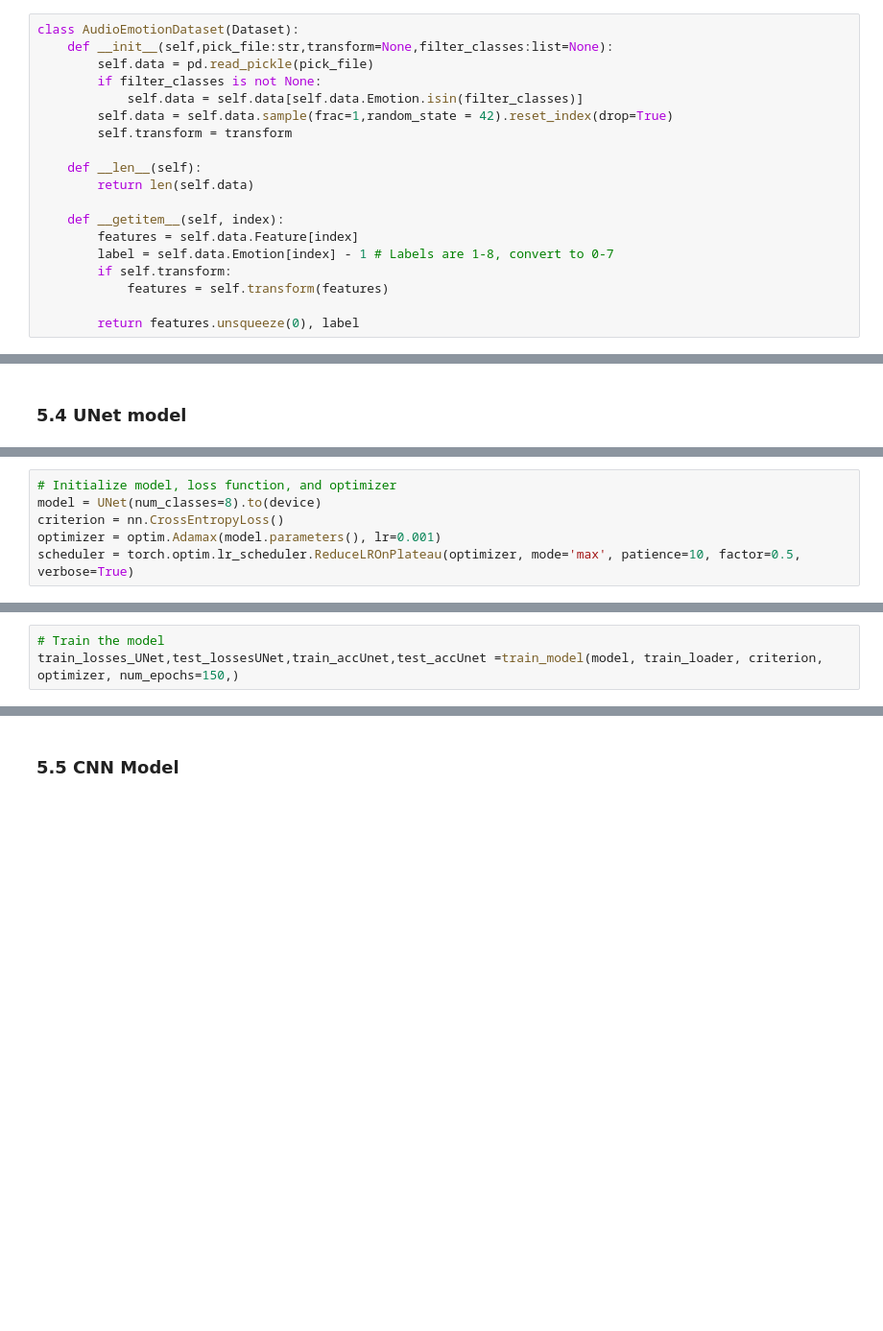
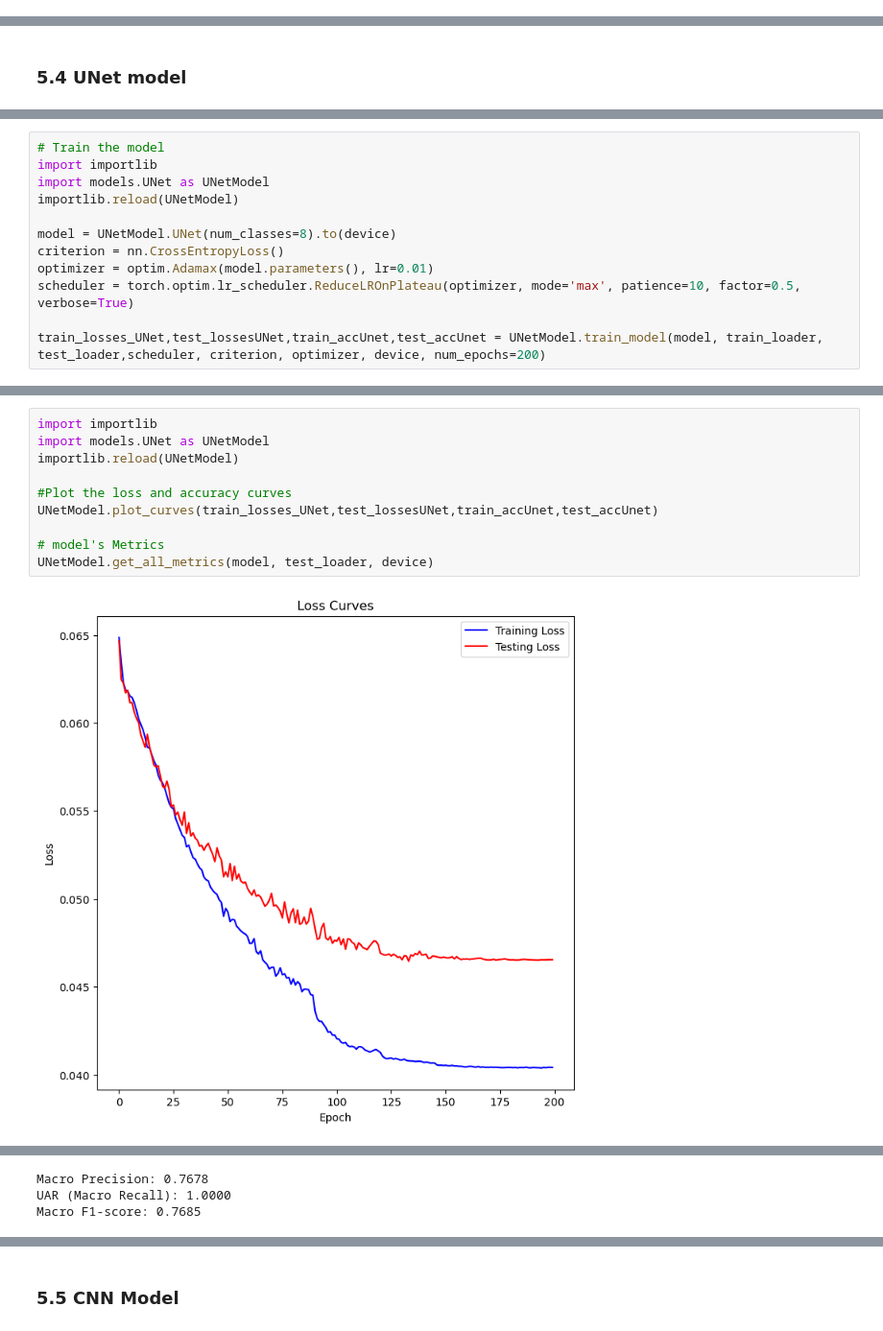
Before and after one commit to EmadBahreini/Audio-Emotion-Recognition, a Jupyter notebook: main.ipynb, the cells around one changed output, grey strips where cells are left out. Shown at 96% size. Saved outputs shown, nothing was run; the diff lists cells and outputs as text; blank space fills up the shorter version.

Commit message:
[ADD] final models and docs

```diff
--- a/main.ipynb
+++ b/main.ipynb
@@ -664,25 +661,6 @@ mps
 ### 5.1 Custom Dataset
 # %% [markdown]
 #### 5.1.1 Dataset class
-# %%
-class AudioEmotionDataset(Dataset):
-    def __init__(self,pick_file:str,transform=None,filter_classes:list=None):
-        self.data = pd.read_pickle(pick_file)
-        if filter_classes is not None:
-            self.data = self.data[self.data.Emotion.isin(filter_classes)]
-        self.data = self.data.sample(frac=1,random_state = 42).reset_index(drop=True)
-        self.transform = transform
-
-    def __len__(self):
-        return len(self.data)
-
-    def __getitem__(self, index):
-        features = self.data.Feature[index]
-        label = self.data.Emotion[index] - 1 # Labels are 1-8, convert to 0-7
-        if self.transform:
-            features = self.transform(features)
-
-        return features.unsqueeze(0), label
 # %% [markdown]
 #### 5.1.2 Normalization & transform function
 # %%
@@ -833,6 +741,12 @@ def double_conv(in_channels, out_channels, kernel_size=5):
 # %%
-# Initialize model, loss function, and optimizer
-model = UNet(num_classes=8).to(device)
+# Train the model
+import importlib
+import models.UNet as UNetModel
+importlib.reload(UNetModel)
+
+model = UNetModel.UNet(num_classes=8).to(device)
 criterion = nn.CrossEntropyLoss()
-optimizer = optim.Adamax(model.parameters(), lr=0.001)
+optimizer = optim.Adamax(model.parameters(), lr=0.01)
 scheduler = torch.optim.lr_scheduler.ReduceLROnPlateau(optimizer, mode='max', patience=10, factor=0.5, verbose=True)
+
+train_losses_UNet,test_lossesUNet,train_accUnet,test_accUnet = UNetModel.train_model(model, train_loader, test_loader,scheduler, criterion, optimizer, device, num_epochs=200)
@@ -907,3 +770,0 @@ def train_model(model, train_loader, criterion, optimizer, num_epochs=10):
-# %%
-# Train the model
-train_losses_UNet,test_lossesUNet,train_accUnet,test_accUnet =train_model(model, train_loader, criterion, optimizer, num_epochs=150,)
@@ -972,0 +771,12 @@ plt.show()
+# %%
+import importlib
+import models.UNet as UNetModel
+importlib.reload(UNetModel)
+
+#Plot the loss and accuracy curves
+UNetModel.plot_curves(train_losses_UNet,test_lossesUNet,train_accUnet,test_accUnet)
+
+# model's Metrics
+UNetModel.get_all_metrics(model, test_loader, device)
+# %% [output]
+[figure, added]
@@ -972,0 +784,3 @@ plt.show()
+Macro Precision: 0.7678
+UAR (Macro Recall): 1.0000
+Macro F1-score: 0.7685
```
Also changed, not shown: parts of 29 cells of this notebook, 11 other files.
